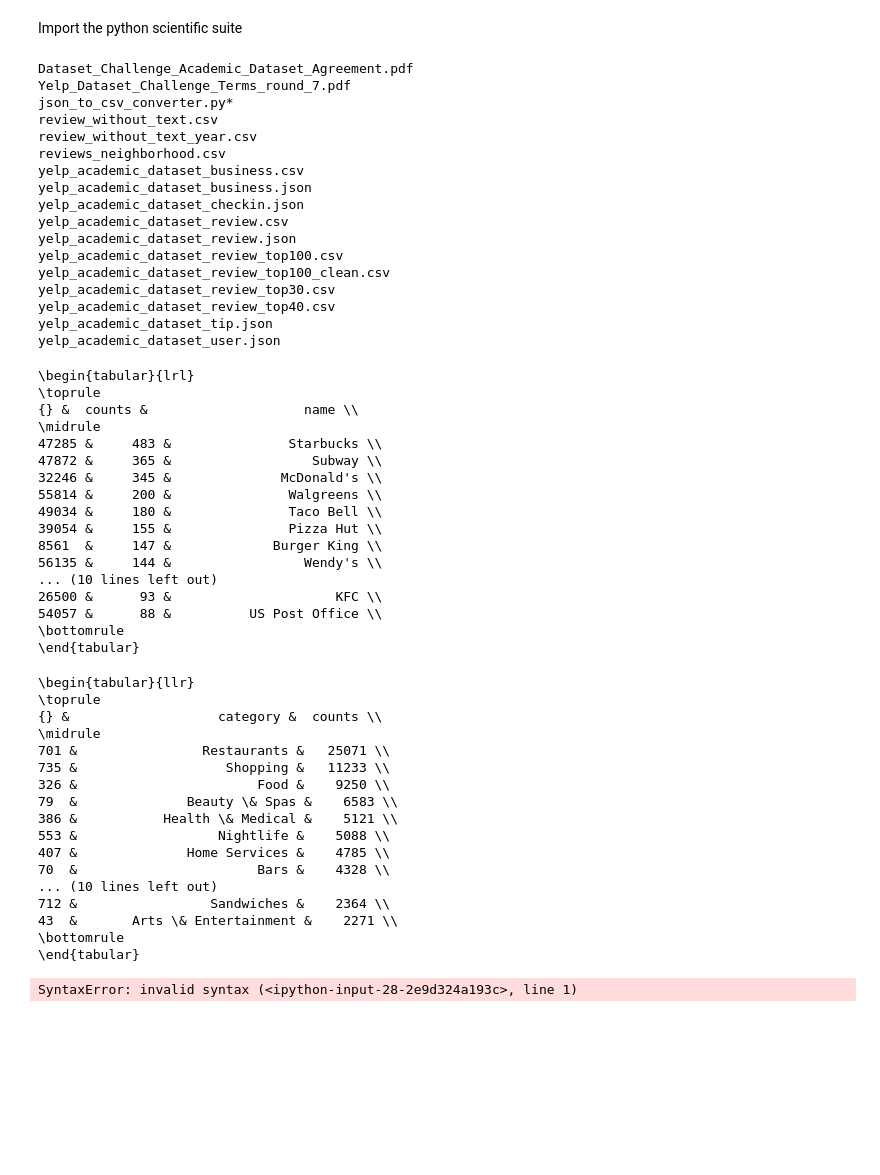
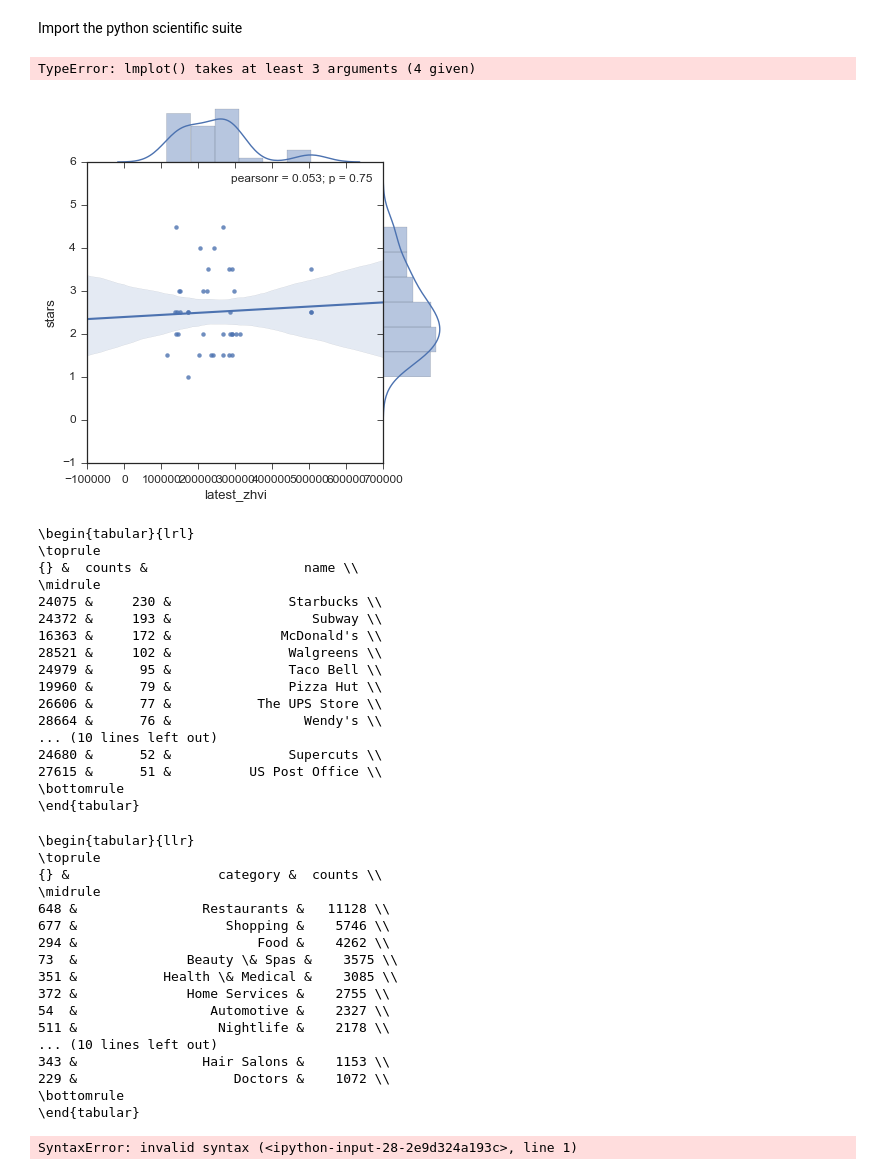
Before and after one commit to zihaoxu/jac_project, a Jupyter notebook: yelp_dataset.ipynb, the cells around one changed output. Cells and saved outputs as stored; diff of their text form; code cells hidden in the pictures; blank space fills up the shorter version.

```diff
--- a/yelp_dataset.ipynb
+++ b/yelp_dataset.ipynb
@@ -20,23 +20,3 @@ sns.set_context('paper', font_scale = 1.5)
 sns.set_style('ticks')
 # %%
 file_dir = '/Volumes/1TB_BAY/yelp_dataset_challenge_academic_dataset/'
-# %%
-ls /Volumes/1TB_BAY/yelp_dataset_challenge_academic_dataset/
-# %% [output]
-Dataset_Challenge_Academic_Dataset_Agreement.pdf
-Yelp_Dataset_Challenge_Terms_round_7.pdf
-json_to_csv_converter.py*
-review_without_text.csv
-review_without_text_year.csv
-reviews_neighborhood.csv
-yelp_academic_dataset_business.csv
-yelp_academic_dataset_business.json
-yelp_academic_dataset_checkin.json
-yelp_academic_dataset_review.csv
-yelp_academic_dataset_review.json
-yelp_academic_dataset_review_top100.csv
-yelp_academic_dataset_review_top100_clean.csv
-yelp_academic_dataset_review_top30.csv
-yelp_academic_dataset_review_top40.csv
-yelp_academic_dataset_tip.json
-yelp_academic_dataset_user.json
@@ -45,6 +23,26 @@ b = pd.read_csv(file_dir + 'yelp_academic_dataset_business.csv') #b for business
+# %%
+b = pd.read_csv('yelp_business_with_neighborhood.csv')
+st = pd.read_csv('static_stats.csv')
+
+bst = pd.merge(b,st, on = 'z_hood', how = 'left')
+# %%
+idx = 19
+sns.jointplot(bst[bst['name'] == top_chains['name'][idx]]['latest_zhvi'],bst[bst['name'] == top_chains['name'][idx]]['stars'],\
+  kind = 'reg', space = 0)
+
+sns.lmplot(bst[bst['name'] == top_chains['name'][idx]]['latest_zhvi'],bst[bst['name'] == top_chains['name'][idx]]['stars'],\
+  fit_reg = False, hue = 'state')
+plt.xlim(0,600000)
+plt.ylim(1, 5)
+print(top_chains['name'][idx])
+# %% [output]
+TypeError: lmplot() takes at least 3 arguments (4 given)
+[figure, added]
 # %%
 name, counts = np.unique(b['name'], return_counts = True)
 counts_df = pd.DataFrame(data = {'name': name, 'counts':counts})
+top_chains = counts_df.sort_values(by = 'counts', ascending = False)
+top_chains.index = range(len(top_chains)) #re-index
 counts_df.sort_values(by = 'counts', ascending = False).head(100).to_csv('top100_chains.csv')
 print(counts_df.sort_values(by = 'counts', ascending = False).head(20).to_latex())
 # %% [output]
@@ -52,17 +50,17 @@ print(counts_df.sort_values(by = 'counts', ascending = False).head(20).to_latex(
 \toprule
 {} &  counts &                    name \\
 \midrule
-47285 &     483 &               Starbucks \\
-47872 &     365 &                  Subway \\
-32246 &     345 &              McDonald's \\
-55814 &     200 &               Walgreens \\
-49034 &     180 &               Taco Bell \\
-39054 &     155 &               Pizza Hut \\
-8561  &     147 &             Burger King \\
-56135 &     144 &                 Wendy's \\
+24075 &     230 &               Starbucks \\
+24372 &     193 &                  Subway \\
+16363 &     172 &              McDonald's \\
+28521 &     102 &               Walgreens \\
+24979 &      95 &               Taco Bell \\
+19960 &      79 &               Pizza Hut \\
+26606 &      77 &           The UPS Store \\
+28664 &      76 &                 Wendy's \\
 ... (10 lines left out)
-26500 &      93 &                     KFC \\
-54057 &      88 &          US Post Office \\
+24680 &      52 &               Supercuts \\
+27615 &      51 &          US Post Office \\
 \bottomrule
 \end{tabular}
 # %%
@@ -78,17 +76,17 @@ print(categ_df.sort_values(by = 'counts', ascending = False).head(20).to_latex()
 \toprule
 {} &                   category &  counts \\
 \midrule
-701 &                Restaurants &   25071 \\
-735 &                   Shopping &   11233 \\
-326 &                       Food &    9250 \\
-79  &              Beauty \& Spas &    6583 \\
-386 &           Health \& Medical &    5121 \\
-553 &                  Nightlife &    5088 \\
-407 &              Home Services &    4785 \\
-70  &                       Bars &    4328 \\
+648 &                Restaurants &   11128 \\
+677 &                   Shopping &    5746 \\
+294 &                       Food &    4262 \\
+73  &              Beauty \& Spas &    3575 \\
+351 &           Health \& Medical &    3085 \\
+372 &              Home Services &    2755 \\
+54  &                 Automotive &    2327 \\
+511 &                  Nightlife &    2178 \\
 ... (10 lines left out)
-712 &                 Sandwiches &    2364 \\
-43  &       Arts \& Entertainment &    2271 \\
+343 &                Hair Salons &    1153 \\
+229 &                    Doctors &    1072 \\
 \bottomrule
 \end{tabular}
 # %%
```
Also changed, not shown: parts of 10 cells of this notebook, 17 other files.
